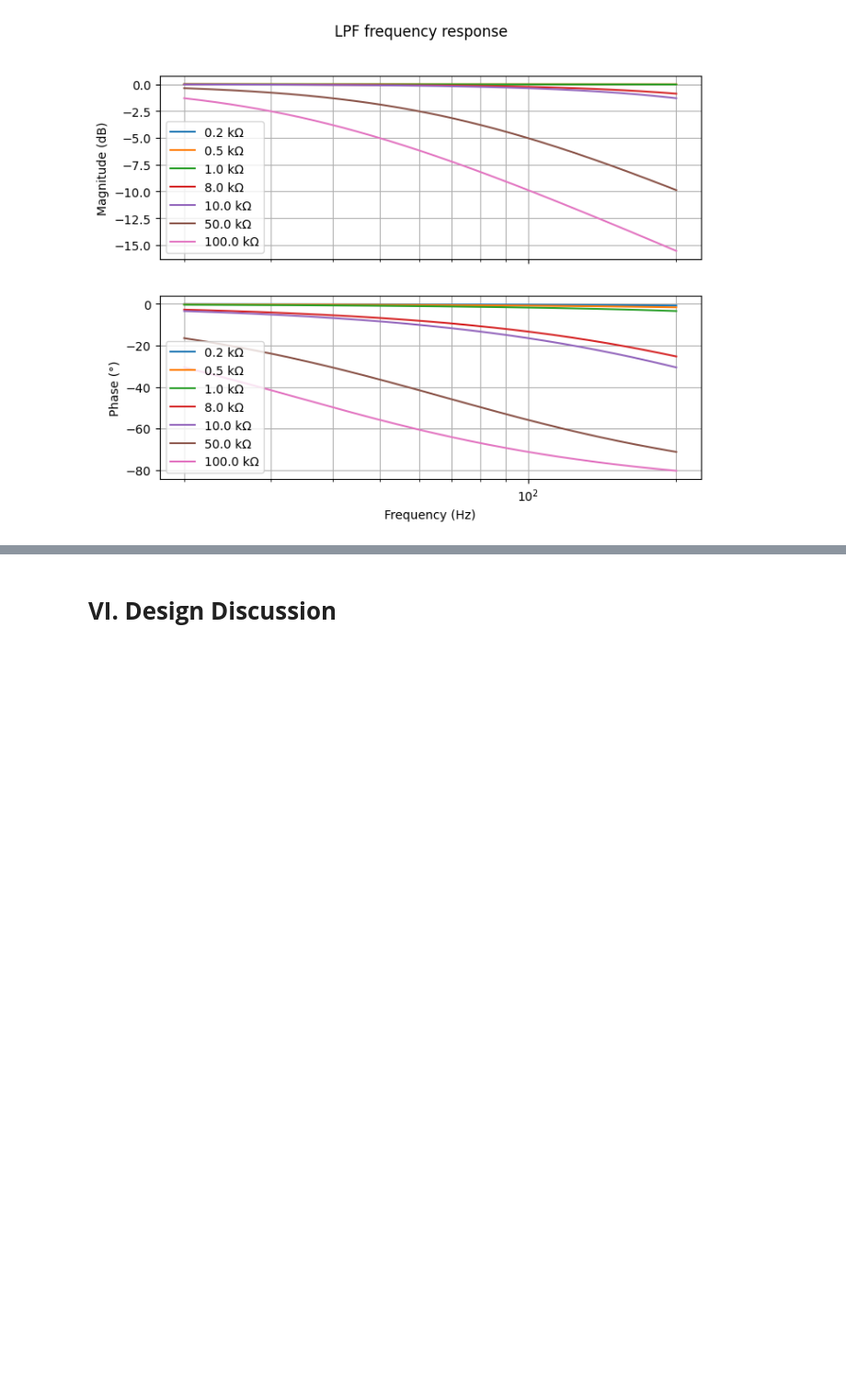
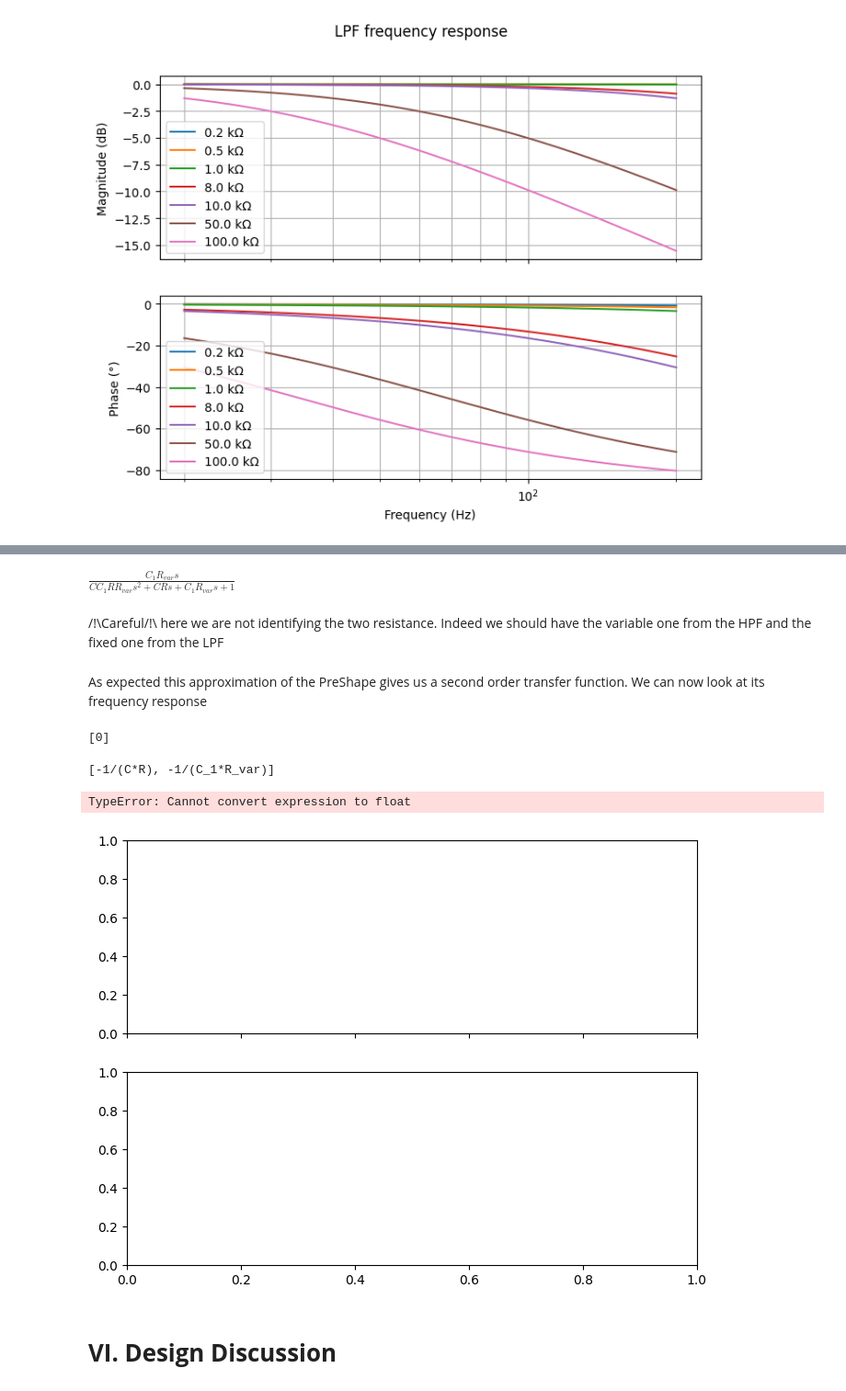
Before and after one commit to TitSo17/custom-fuzz-face, a Jupyter notebook: analysis/notebooks/01_PreShape_filter.ipynb, the cells around one changed output, grey strips where cells are left out. Shown at 92% size. Cells and saved outputs as stored; diff of their text form; code cells hidden in the pictures; blank space fills up the shorter version.

```diff
--- a/analysis/notebooks/01_PreShape_filter.ipynb
+++ b/analysis/notebooks/01_PreShape_filter.ipynb
@@ -248,0 +256,15 @@ The *Preshape* is a combination of two filters that interacts with each other. W
+# %%
+R_var, C_1 = sp.symbols("R_var C_1")
+H_hp2 = H_hp.subs({
+    R: R_var,
+    C: C_1
+})
+H_ps = H_hp2*H_lp
+#sp.expand(H_ps)
+sp.expand(H_ps)
+# %% [output]
+$\displaystyle \frac{C_{1} R_{var} s}{C C_{1} R R_{var} s^{2} + C R s + C_{1} R_{var} s + 1}$
+# %% [markdown]
+/!\Careful/!\ here we are not identifying the two resistance. Indeed we should have the variable one from the HPF and the fixed one from the LPF
+# %% [markdown]
+As expected this approximation of the PreShape gives us a second order transfer function. We can now look at its frequency response
@@ -248,0 +275,14 @@ The *Preshape* is a combination of two filters that interacts with each other. W
+# %%
+zeros
+# %% [output]
+[0]
+# %%
+poles
+# %% [output]
+[-1/(C*R), -1/(C_1*R_var)]
+# %%
+# Attention ici ce n'est pas ça parce que là on fait varier les 2 resistance et c'est pas le but
+Variable_resistance_bode(H_ps, Resistor_market, 47e-9,(20,200), 1000, "PreShape frequency response")
+# %% [output]
+TypeError: Cannot convert expression to float
+[figure, added]
```
Also changed, not shown: parts of 4 cells of this notebook.
